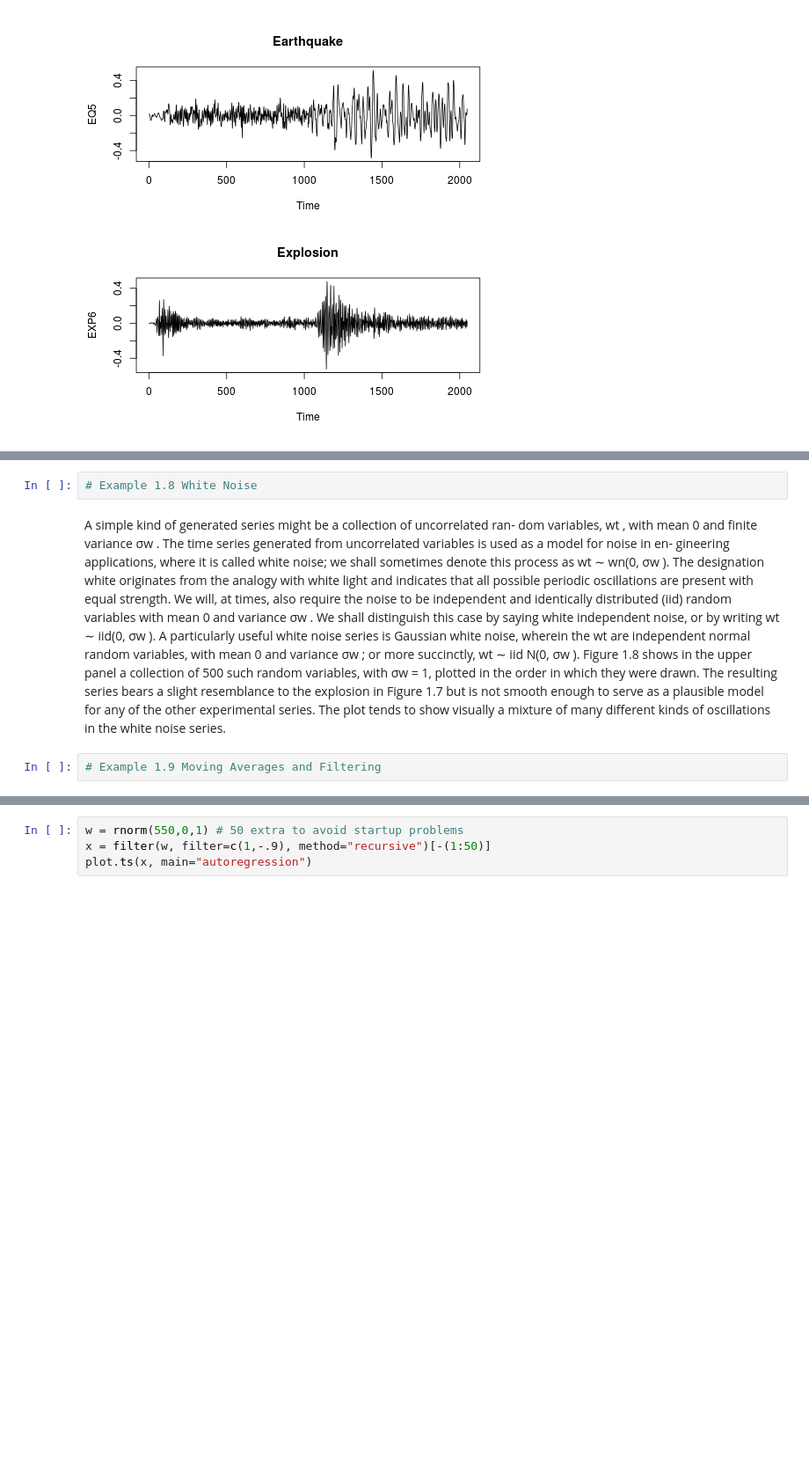
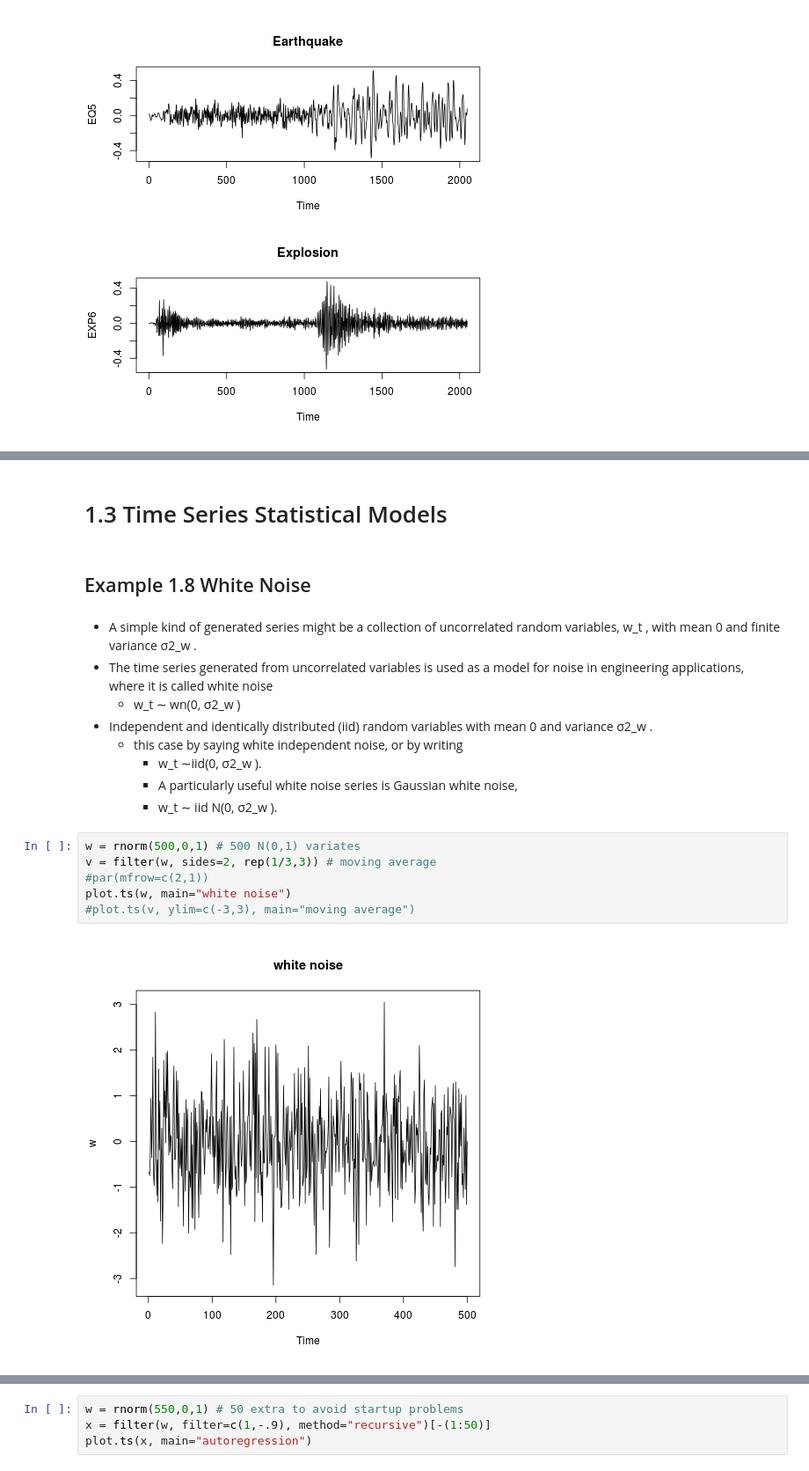
Before and after one commit to psygement/ecor, a Jupyter notebook: part3/timeR_01/01_Characteristics_of_Time_Series.ipynb, the cells around one changed output, grey strips where cells are left out. Shown at 88% size. Saved outputs shown, nothing was run; the diff lists cells and outputs as text; blank space fills up the shorter version.

```diff
--- a/part3/timeR_01/01_Characteristics_of_Time_Series.ipynb
+++ b/part3/timeR_01/01_Characteristics_of_Time_Series.ipynb
@@ -175,24 +206,21 @@ plot(EXP6, main="Explosion")
-# %%
-# Example 1.8 White Noise
+# %% [markdown]
+# 1.3 Time Series Statistical Models
+# %% [markdown]
+## Example 1.8 White Noise
 # %% [markdown]
-A simple kind of generated series might be a collection of uncorrelated ran-
-dom variables, wt , with mean 0 and finite variance σw . The time series
-generated from uncorrelated variables is used as a model for noise in en-
-gineering applications, where it is called white noise; we shall sometimes
-denote this process as wt ∼ wn(0, σw ). The designation white originates
-from the analogy with white light and indicates that all possible periodic
-oscillations are present with equal strength.
-We will, at times, also require the noise to be independent and identically
-distributed (iid) random variables with mean 0 and variance σw . We shall
-distinguish this case by saying white independent noise, or by writing wt ∼
-iid(0, σw ). A particularly useful white noise series is Gaussian white noise,
-wherein the wt are independent normal random variables, with mean 0 and
-variance σw ; or more succinctly, wt ∼ iid N(0, σw ). Figure 1.8 shows in the
-upper panel a collection of 500 such random variables, with σw = 1, plotted
-in the order in which they were drawn. The resulting series bears a slight
-resemblance to the explosion in Figure 1.7 but is not smooth enough to
-serve as a plausible model for any of the other experimental series. The plot
-tends to show visually a mixture of many different kinds of oscillations in
-the white noise series.
+* A simple kind of generated series might be a collection of uncorrelated random variables, w_t , with mean 0 and finite variance σ2_w .
+* The time series generated from uncorrelated variables is used as a model for noise in engineering applications, where it is called white noise
+    - w_t ∼ wn(0, σ2_w )
+* Independent and identically distributed (iid) random variables with mean 0 and variance σ2_w .
+    * this case by saying white independent noise, or by writing
+        - w_t ∼iid(0, σ2_w ).
+        - A particularly useful white noise series is Gaussian white noise,
+        - w_t ∼ iid N(0, σ2_w ).
-# %%
-# Example 1.9 Moving Averages and Filtering
+# %%
+w = rnorm(500,0,1) # 500 N(0,1) variates
+v = filter(w, sides=2, rep(1/3,3)) # moving average
+#par(mfrow=c(2,1))
+plot.ts(w, main="white noise")
+#plot.ts(v, ylim=c(-3,3), main="moving average")
+# %% [output]
+[figure, added]
```
Also changed, not shown: parts of 89 cells of this notebook, 1 other file.
